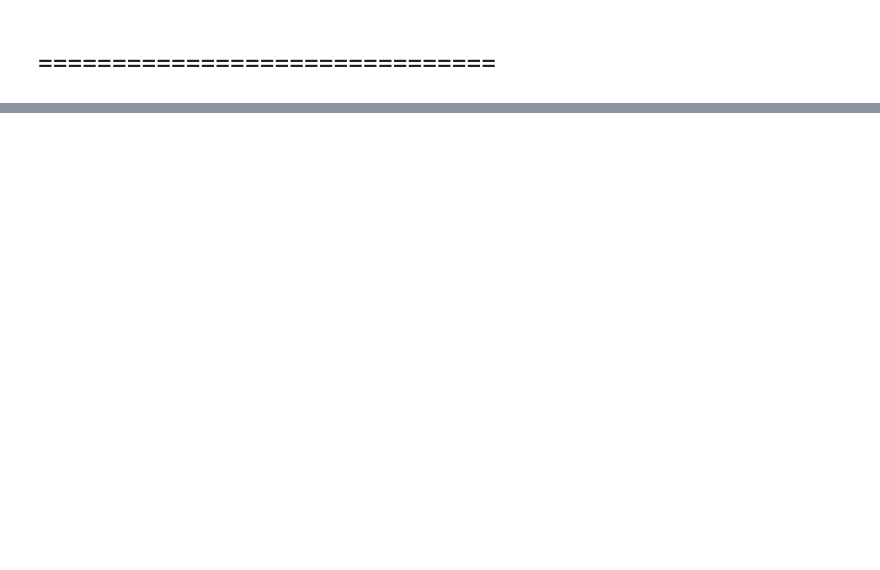
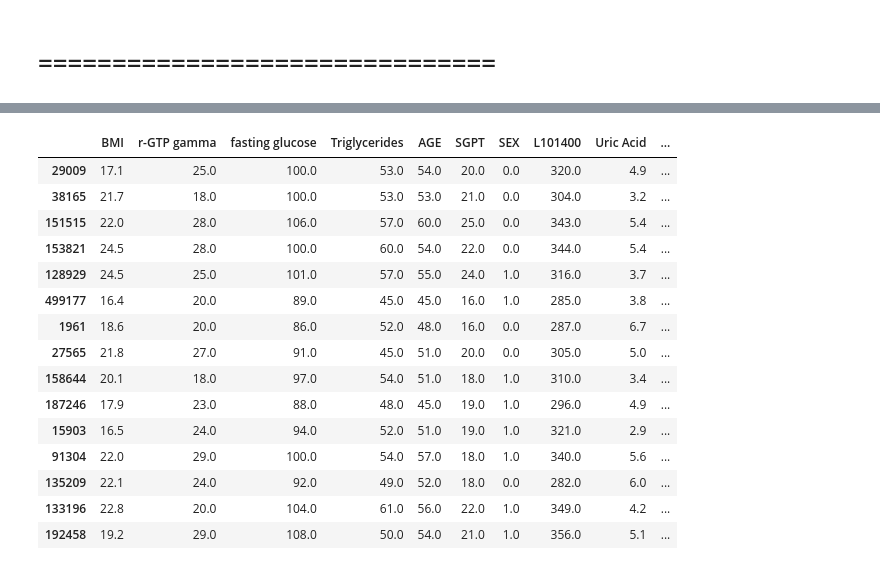
Before and after one commit to henockmamo54/Health-Data-Analysis-Diabetics, a Jupyter notebook: BP/Hypertension/Feature_Selection_And_Classification_with_Renamed_Columns 1.ipynb, the cells around one changed output, grey strips where cells are left out. Cells and saved outputs as stored; diff of their text form; code cells hidden in the pictures; blank space fills up the shorter version.

```diff
--- a/BP/Hypertension/Feature_Selection_And_Classification_with_Renamed_Columns 1.ipynb
+++ b/BP/Hypertension/Feature_Selection_And_Classification_with_Renamed_Columns 1.ipynb
@@ -968,3 +894,14 @@ weighted avg       0.57      0.58      0.57      2536
 # %% [markdown]
 ===============================
 ==========
+# %%
+from scipy.stats.stats import pearsonr
+temp=train.copy()
+
+con=[]
+for i in range(temp.shape[0]):
+    con.append ([pearsonr(temp.iloc[0,:-1].values,
+                    temp.iloc[i,:-1].values)[0],i,temp.iloc[i,-1],temp.index[i]])
+# %%
+con=pd.DataFrame(con,columns=['val','index','class','ai'])
+con=con.sort_values(by='val', ascending=False)
@@ -970,0 +917,19 @@ weighted avg       0.57      0.58      0.57      2536
+# %%
+train[train.index.isin( list(con.head(15).ai) )]
+# %% [output]
+|  | BMI | r-GTP gamma | fasting glucose | Triglycerides | AGE | SGPT | SEX | L101400 | Uric Acid | ... |
+| 29009 | 17.1 | 25.0 | 100.0 | 53.0 | 54.0 | 20.0 | 0.0 | 320.0 | 4.9 | ... |
+| 38165 | 21.7 | 18.0 | 100.0 | 53.0 | 53.0 | 21.0 | 0.0 | 304.0 | 3.2 | ... |
+| 151515 | 22.0 | 28.0 | 106.0 | 57.0 | 60.0 | 25.0 | 0.0 | 343.0 | 5.4 | ... |
+| 153821 | 24.5 | 28.0 | 100.0 | 60.0 | 54.0 | 22.0 | 0.0 | 344.0 | 5.4 | ... |
+| 128929 | 24.5 | 25.0 | 101.0 | 57.0 | 55.0 | 24.0 | 1.0 | 316.0 | 3.7 | ... |
+| 499177 | 16.4 | 20.0 | 89.0 | 45.0 | 45.0 | 16.0 | 1.0 | 285.0 | 3.8 | ... |
+| 1961 | 18.6 | 20.0 | 86.0 | 52.0 | 48.0 | 16.0 | 0.0 | 287.0 | 6.7 | ... |
+| 27565 | 21.8 | 27.0 | 91.0 | 45.0 | 51.0 | 20.0 | 0.0 | 305.0 | 5.0 | ... |
+| 158644 | 20.1 | 18.0 | 97.0 | 54.0 | 51.0 | 18.0 | 1.0 | 310.0 | 3.4 | ... |
+| 187246 | 17.9 | 23.0 | 88.0 | 48.0 | 45.0 | 19.0 | 1.0 | 296.0 | 4.9 | ... |
+| 15903 | 16.5 | 24.0 | 94.0 | 52.0 | 51.0 | 19.0 | 1.0 | 321.0 | 2.9 | ... |
+| 91304 | 22.0 | 29.0 | 100.0 | 54.0 | 57.0 | 18.0 | 1.0 | 340.0 | 5.6 | ... |
+| 135209 | 22.1 | 24.0 | 92.0 | 49.0 | 52.0 | 18.0 | 0.0 | 282.0 | 6.0 | ... |
+| 133196 | 22.8 | 20.0 | 104.0 | 61.0 | 56.0 | 22.0 | 1.0 | 349.0 | 4.2 | ... |
+| 192458 | 19.2 | 29.0 | 108.0 | 50.0 | 54.0 | 21.0 | 1.0 | 356.0 | 5.1 | ... |
```
Also changed, not shown: parts of 41 cells of this notebook.
